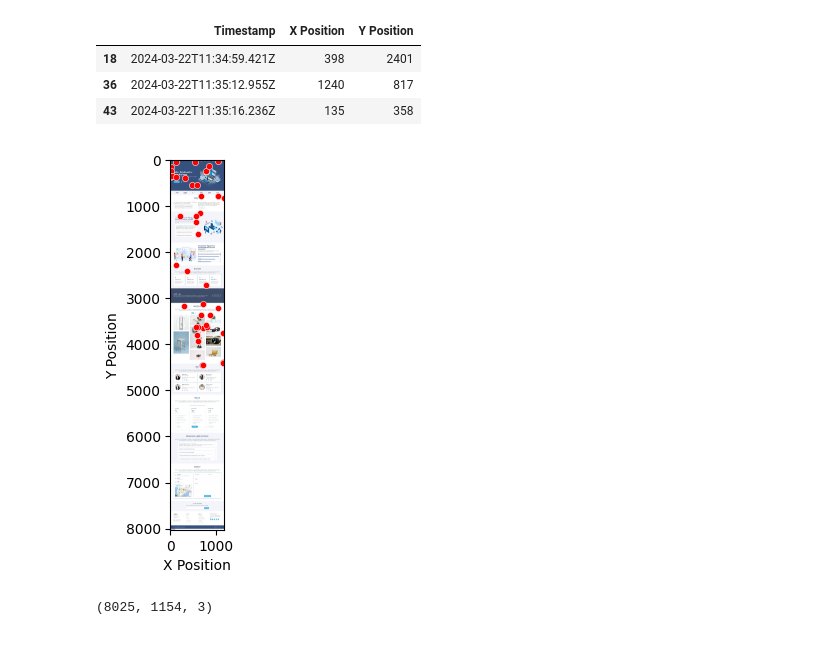
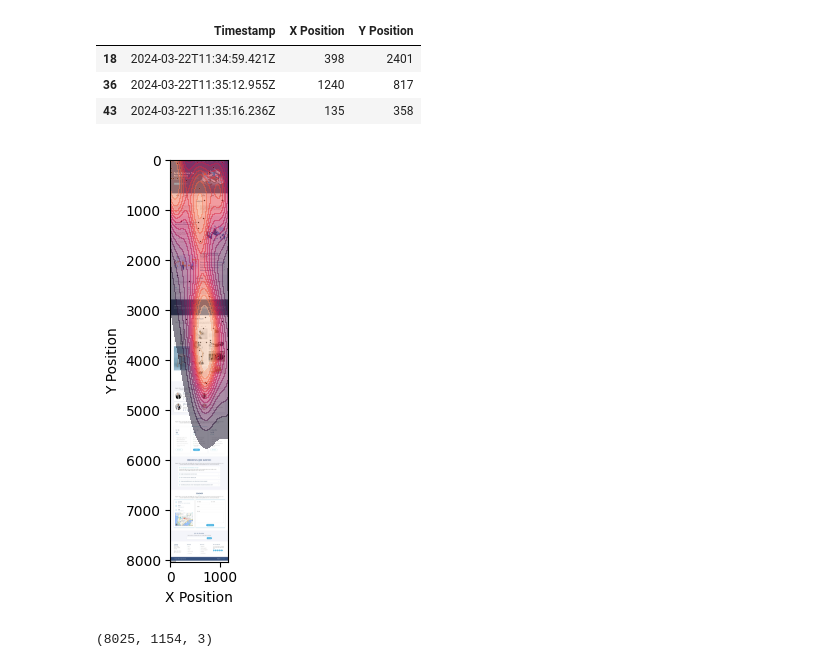
Before and after one commit to Mauricio-Pereira/Challenge-Fiap, a Jupyter notebook: Sprint 3/AI & CHATBOT/ponto de partida/heatmao.ipynb, the cells around one changed output. Saved outputs shown, nothing was run; the diff lists cells and outputs as text; code cells hidden in the pictures.

```diff
--- a/Sprint 3/AI & CHATBOT/ponto de partida/heatmao.ipynb
+++ b/Sprint 3/AI & CHATBOT/ponto de partida/heatmao.ipynb
@@ -41,24 +41,37 @@ df.sample(3)
 # %%
 img = cv2.imread('site.jpeg')
 
 img = cv2.cvtColor(img, cv2.COLOR_BGR2RGB)
 
 plt.imshow(img)
 
 df_filtrado = df[df["Y Position"] < img.shape[0]]
 
 df_filtrado["X Position"] = df_filtrado["X Position"] * 0.93
 
 sns.scatterplot(
     df_filtrado,
     x="X Position",
     y="Y Position",
-    s=20, c="r"
+    s=1, c="k"
 )
 
-plt.savefig("heatmap.pdf", dpi=600)
+sns.kdeplot(
+    df_filtrado,
+    x="X Position",
+    y="Y Position",
+    fill=True, cmap="rocket", alpha=0.5, levels=15
+)
+
+plt.xlim(0, img.shape[1])
+plt.ylim(img.shape[0], 0)
+
+
+
+plt.tight_layout()
+plt.savefig("heatmap.png", dpi=1900)
 # %% [output]
-[figure, old version]
+[figure, new version]
 # %%
 img.shape
 # %% [output]
```
Also changed, not shown: 1 other file.
